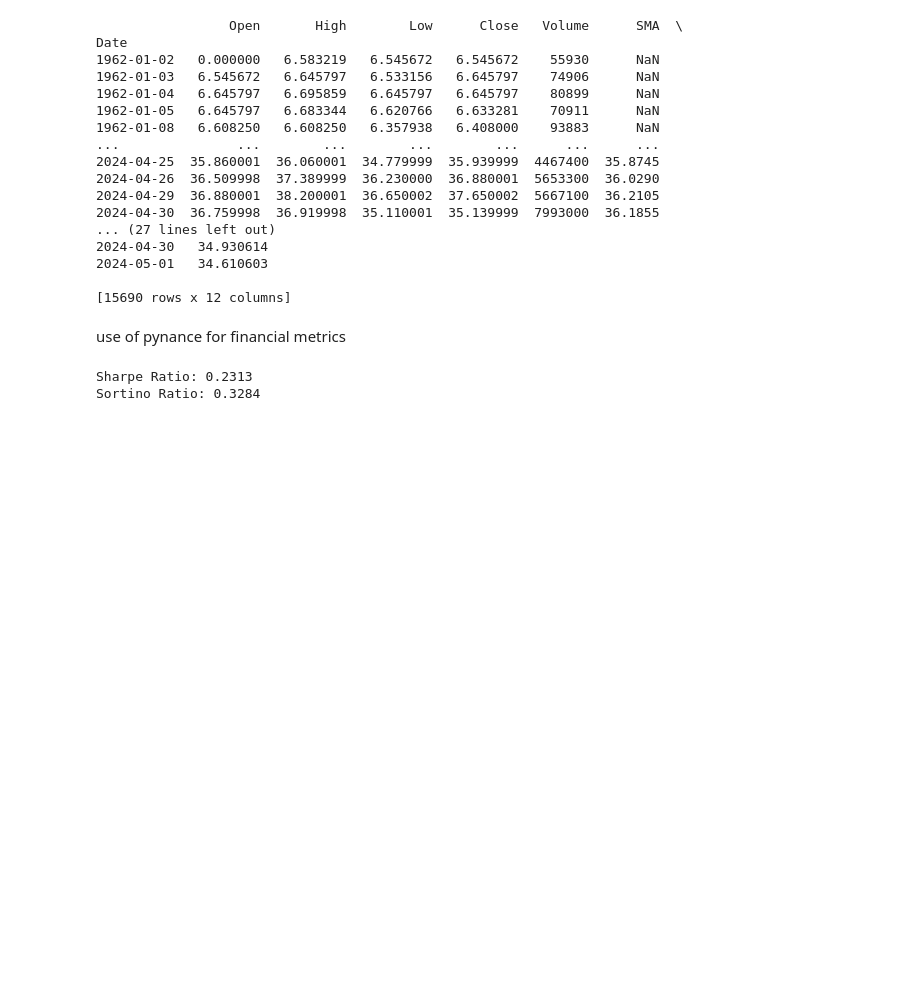
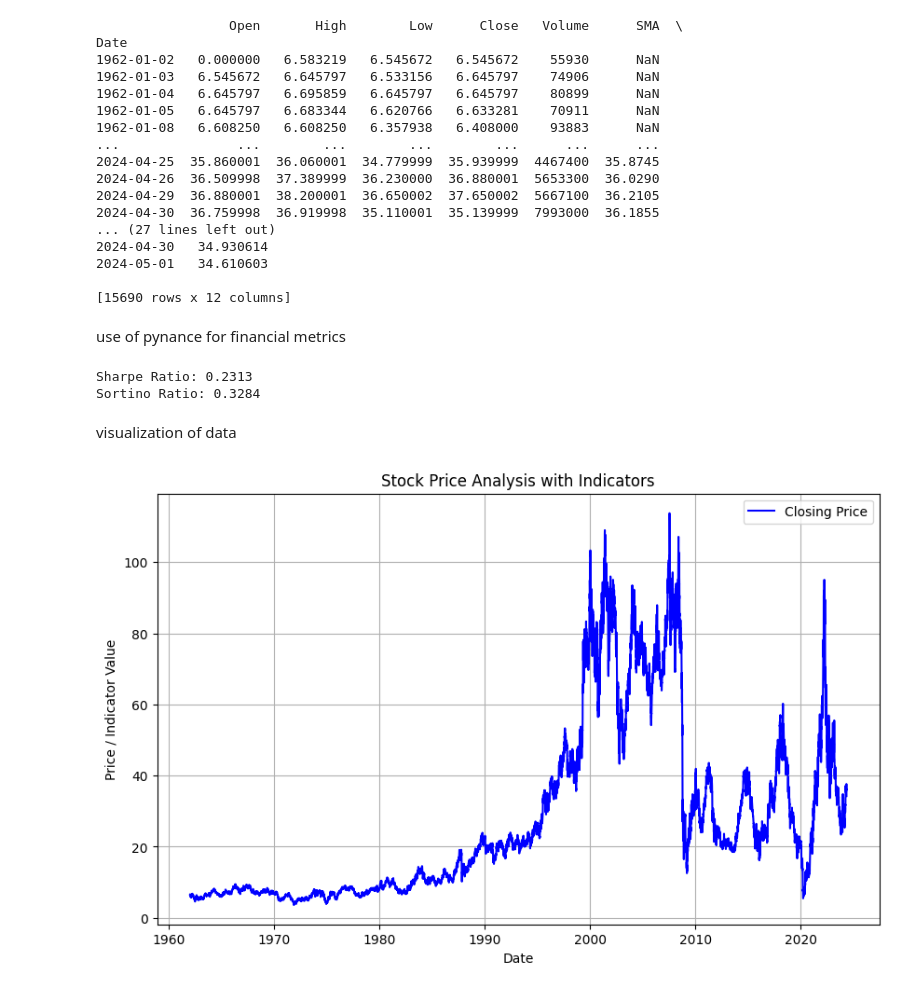
Before and after one commit to abigiyaayele/Nova_Financial_Solution_forcasting, a Jupyter notebook: notebooks/qualitatve_analysis.ipynb, the cells around one changed output. Cells and saved outputs as stored; diff of their text form; code cells hidden in the pictures; blank space fills up the shorter version.

Commit message:
data visualization

```diff
--- a/notebooks/qualitatve_analysis.ipynb
+++ b/notebooks/qualitatve_analysis.ipynb
@@ -196,3 +192,18 @@ print(f"Sortino Ratio: {sortino_ratio:.4f}")
 # %% [output]
 Sharpe Ratio: 0.2313
 Sortino Ratio: 0.3284
+# %% [markdown]
+visualization of data
+# %%
+plt.figure(figsize=(10, 6))
+plt.plot(stock_prices_df.index, stock_prices_df['Close'], label='Closing Price', color='b')
+plt.xlabel('Date')
+plt.ylabel('Price / Indicator Value')
+plt.title('Stock Price Analysis with Indicators')
+plt.grid(True)
+plt.legend()
+
+# Show the plot
+plt.show()
+# %% [output]
+[figure, added]
```
Also changed, not shown: parts of 7 cells of this notebook.
